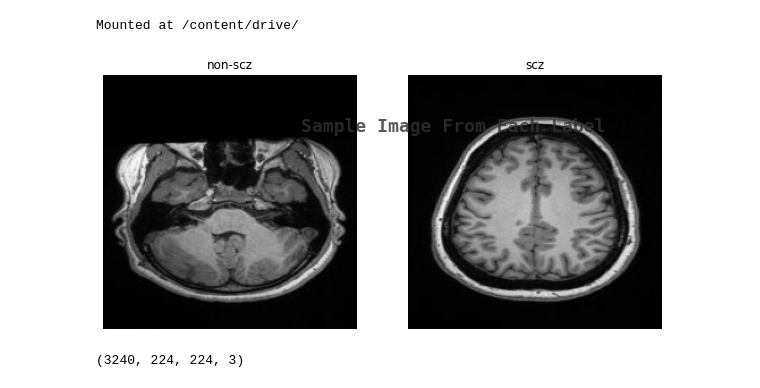
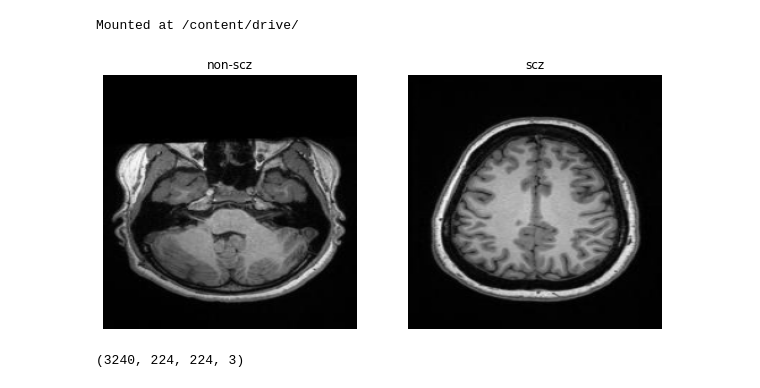
Before and after one commit to IT-17005/Research, a Jupyter notebook: VGG16_Schizo.ipynb, the cells around one changed output. Drawn from its saved outputs; the diff is of its cells as text; code cells hidden in the pictures.

```diff
--- a/VGG16_Schizo.ipynb
+++ b/VGG16_Schizo.ipynb
@@ -52,20 +52,20 @@ y_train = np.array(y_train)
 # %%
 k=0
 fig, ax = plt.subplots(1,2,figsize=(10,10))
-fig.text(s='Sample Image From Each Label',size=18,fontweight='bold',
+fig.text(s='',size=18,fontweight='bold',
              fontname='monospace',color='#313131',y=0.6,x=0.4,alpha=0.8)
 for i in labels:
     j=0
     while True :
         if y_train[j]==i:
             ax[k].imshow(X_train[j])
             ax[k].set_title(y_train[j])
             ax[k].axis('off')
             k+=1
             break
         j+=1
 # %% [output]
-[figure, old version]
+[figure, new version]
 # %%
 X_train, y_train = shuffle(X_train,y_train, random_state=101)
 # %%
```
